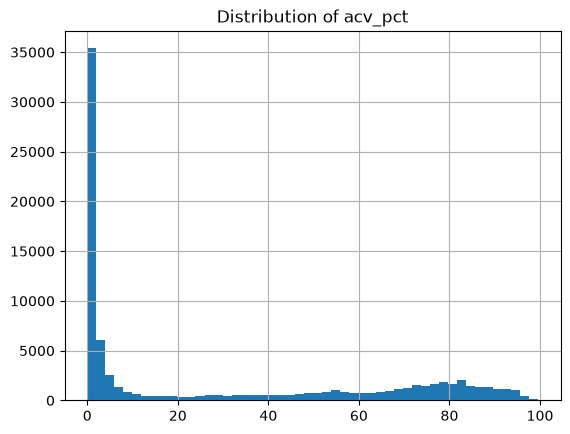
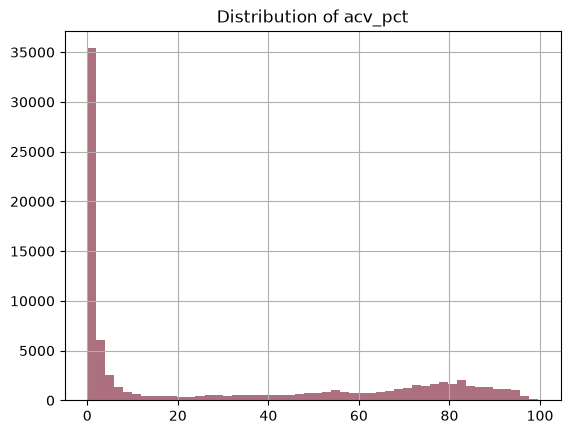
Unified diff of the notebook cell whose output changed from the first chart to the second:
--- before
+++ after
@@ -1,3 +1,3 @@
-df["acv_pct"].hist(bins=50)
+df["acv_pct"].hist(bins=50, color="#AC7080")
 plt.title("Distribution of acv_pct")
 plt.show()

Commit: first commit